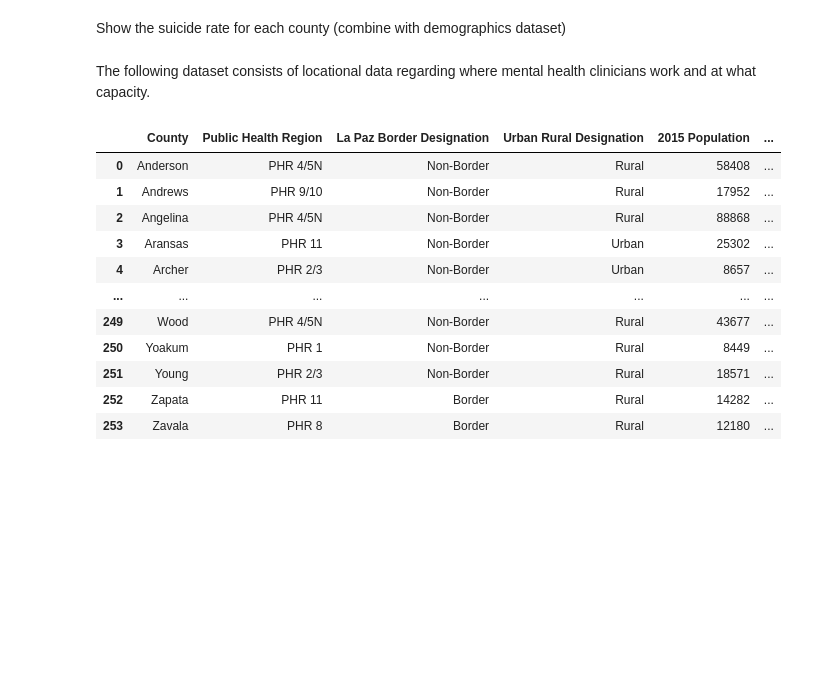
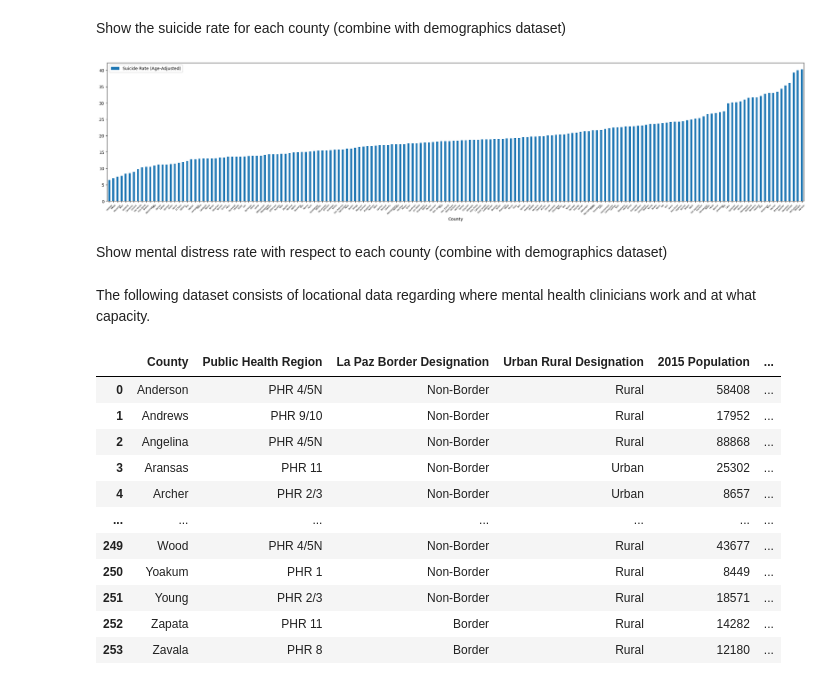
Before and after one commit to AntoAAAAAAAA/Disparities-Dashboard, a Jupyter notebook: MentalHealthCoverage/MentalHealth.ipynb, the cells around one changed output. Cells and saved outputs as stored; diff of their text form; code cells hidden in the pictures; blank space fills up the shorter version.

```diff
--- a/MentalHealthCoverage/MentalHealth.ipynb
+++ b/MentalHealthCoverage/MentalHealth.ipynb
@@ -74,2 +139,13 @@ Show the mental health provider ratio for each county (combine with demographics
 # %% [markdown]
 Show the suicide rate for each county (combine with demographics dataset)
+# %%
+mh_suicide_rate = mh_and_demographic[['County', 'Suicide Rate (Age-Adjusted)', 'High or Low % Minority']]
+mh_suicide_rate = mh_suicide_rate.dropna().copy()
+mh_suicide_rate.sort_values(by='Suicide Rate (Age-Adjusted)', inplace=True)
+mh_suicide_rate = mh_suicide_rate[mh_suicide_rate['Suicide Rate (Age-Adjusted)'] != 0]
+mh_suicide_rate.set_index('County', inplace=True)
+mh_suicide_rate.plot(y='Suicide Rate (Age-Adjusted)', kind='bar', figsize=(30,6))
+plt.xticks(rotation=45, fontsize=5)
+plt.show()
+# %% [output]
+[figure, added]
@@ -75,0 +166,2 @@ Show the suicide rate for each county (combine with demographics dataset)
+# %% [markdown]
+Show mental distress rate with respect to each county (combine with demographics dataset)
```
Also changed, not shown: parts of 10 cells of this notebook, 2 other files.
